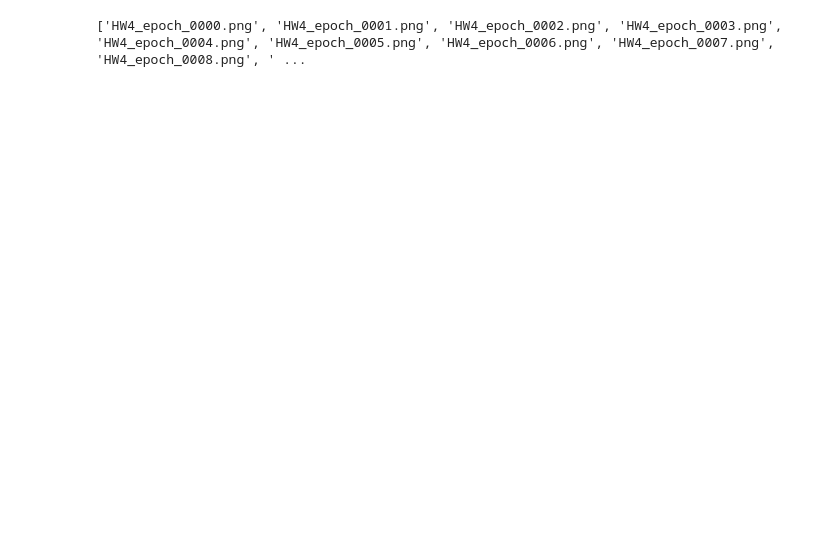
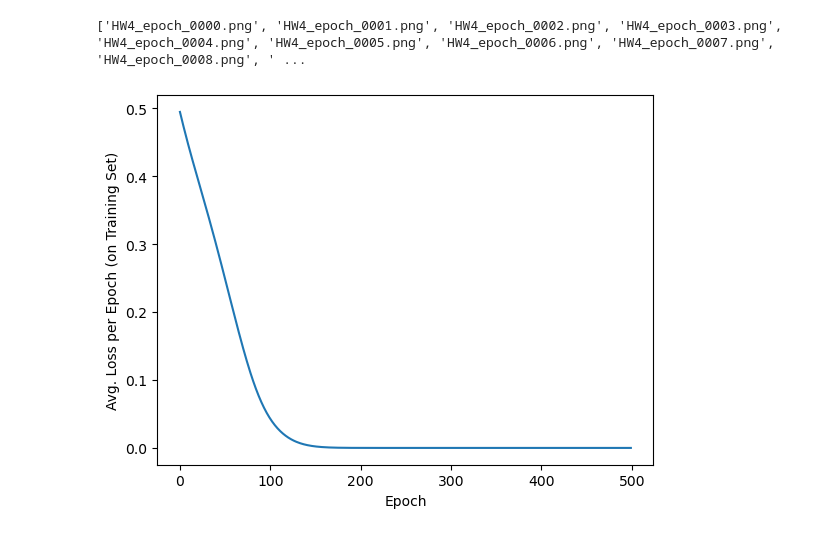
Before and after one commit to ssantellanes/CS607, a Jupyter notebook: Santellanes_Sean_HW4.ipynb, the cells around one changed output. Cells and saved outputs as stored; diff of their text form; code cells hidden in the pictures; blank space fills up the shorter version.

```diff
--- a/Santellanes_Sean_HW4.ipynb
+++ b/Santellanes_Sean_HW4.ipynb
@@ -109,0 +150,25 @@ for epoch in range(Epochs):
+# %%
+class mySinNet(nn.Module):
+    '''
+    Neural network to approximate sine function from random data
+    '''
+    def __init__(self,input_size,hidden_size,output_size) -> None:
+
+        super(mySinNet, self).__init__()
+        self.input_size=input_size
+        self.hidden_size=hidden_size
+        self.output_size=output_size
+
+        self.i2h=nn.Linear(input_size,hidden_size)
+        self.h2h=nn.Linear(hidden_size,hidden_size)
+        self.h2o=nn.Linear(hidden_size,output_size)
+    def forward(self,x):
+        x=torch.tanh(self.i2h(x))
+        x=torch.tanh(self.h2h(x))
+        x=self.h2o(x)
+        return(x)
+# %%
+model=mySinNet(40,50,40) #input size, neurons, output size
+# %%
+criterion=nn.MSELoss()
+optimizer=torch.optim.Adam(model.parameters(),lr=0.0002)
@@ -122,2 +254,9 @@ imageio.mimsave("_GIFS/try_1.gif", images)
 # %% [output]
 ['HW4_epoch_0000.png', 'HW4_epoch_0001.png', 'HW4_epoch_0002.png', 'HW4_epoch_0003.png', 'HW4_epoch_0004.png', 'HW4_epoch_0005.png', 'HW4_epoch_0006.png', 'HW4_epoch_0007.png', 'HW4_epoch_0008.png', ' ...
+# %%
+plt.plot(losses)
+plt.xlabel('Epoch')
+plt.ylabel('Avg. Loss per Epoch (on Training Set)')
+plt.show()
+# %% [output]
+[figure, added]
```
Also changed, not shown: parts of 15 cells of this notebook.
